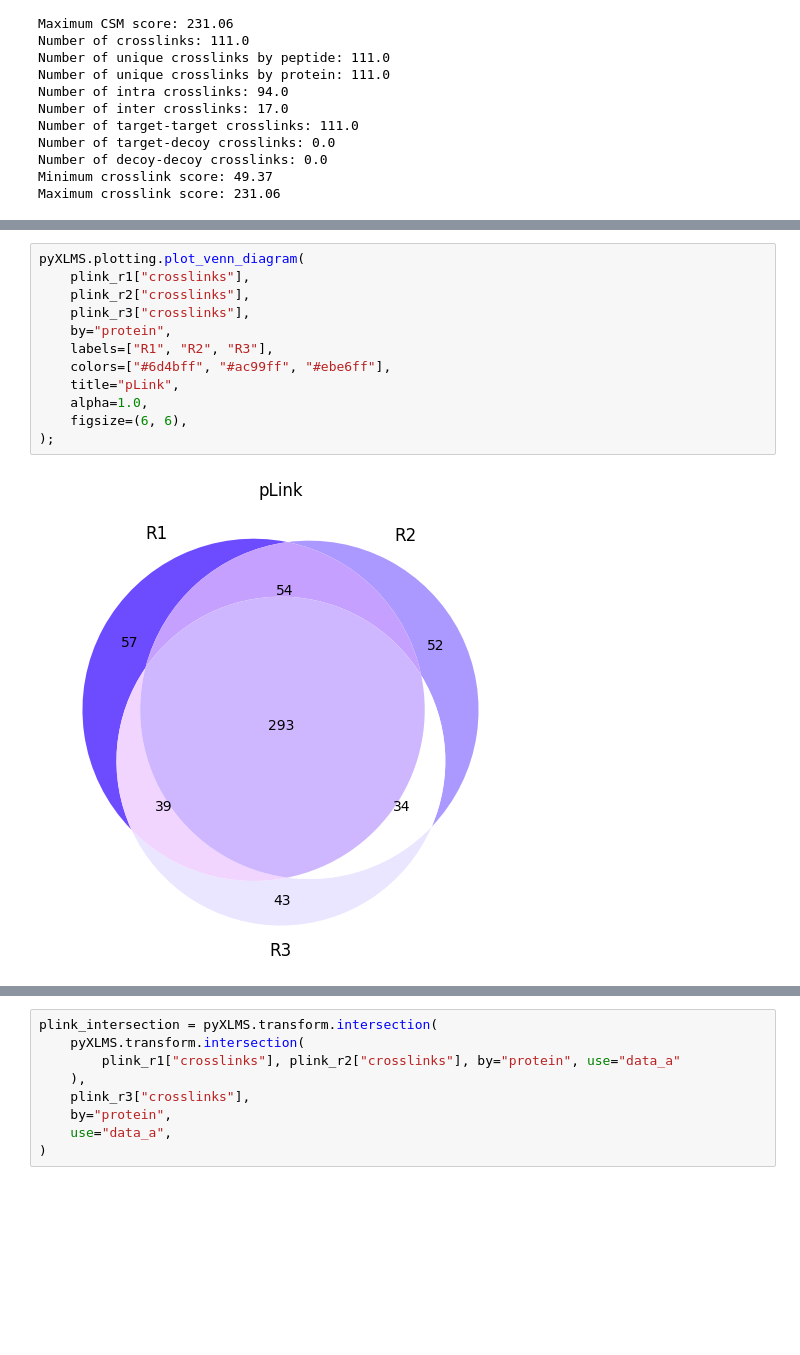
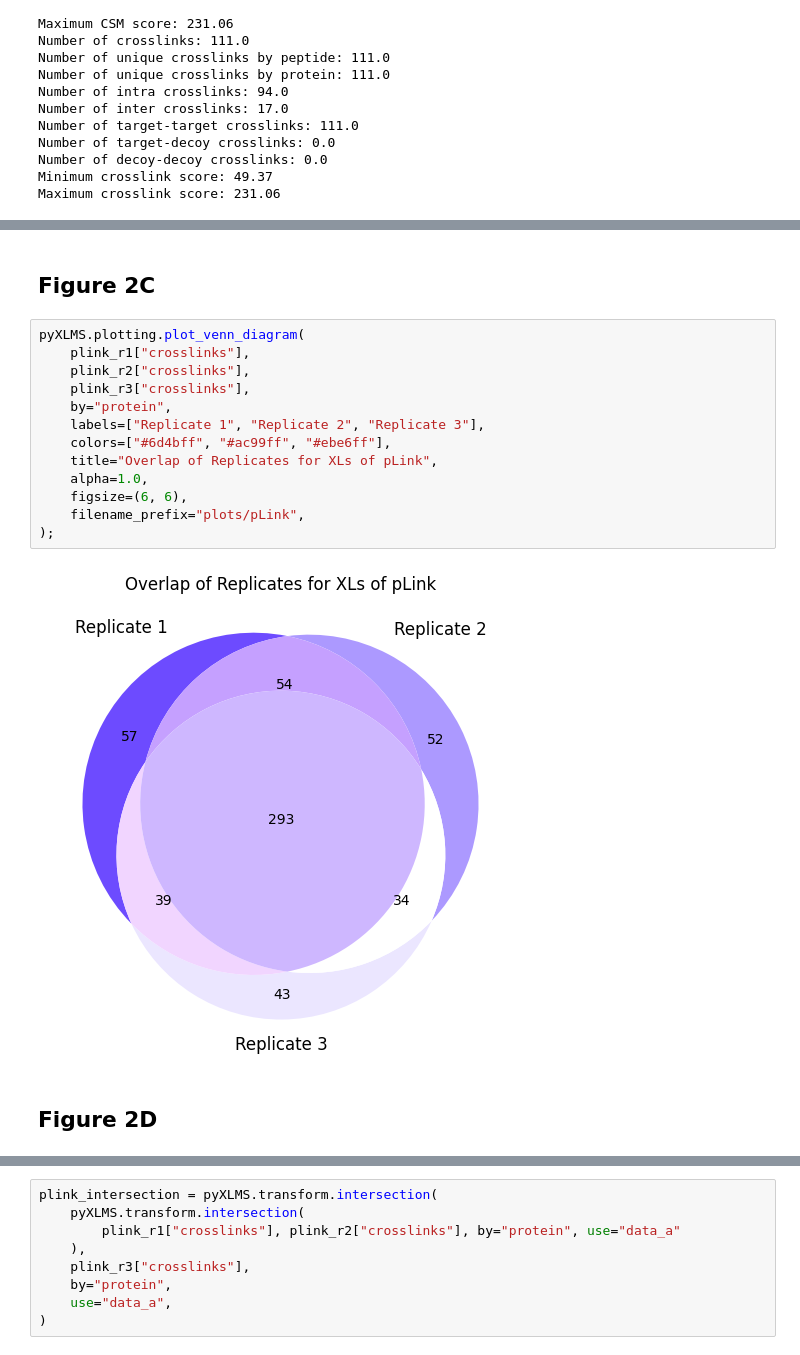
Before and after one commit to hgb-bin-proteomics/pyXLMS-manuscript, a Jupyter notebook: figure_code.ipynb, the cells around one changed output, grey strips where cells are left out. Drawn from its saved outputs; the diff is of its cells as text; blank space fills up the shorter version.

```diff
--- a/figure_code.ipynb
+++ b/figure_code.ipynb
@@ -671,17 +808,22 @@ plt.show()
+# %% [markdown]
+## **Figure 2C**
 # %%
 pyXLMS.plotting.plot_venn_diagram(
     plink_r1["crosslinks"],
     plink_r2["crosslinks"],
     plink_r3["crosslinks"],
     by="protein",
-    labels=["R1", "R2", "R3"],
+    labels=["Replicate 1", "Replicate 2", "Replicate 3"],
     colors=["#6d4bff", "#ac99ff", "#ebe6ff"],
-    title="pLink",
+    title="Overlap of Replicates for XLs of pLink",
     alpha=1.0,
     figsize=(6, 6),
+    filename_prefix="plots/pLink",
 );
 # %% [output]
-[figure, old version]
+[figure, new version]
+# %% [markdown]
+## **Figure 2D**
 # %%
 pyXLMS.plotting.plot_venn_diagram(
     scout_r1["crosslinks"],
```
Also changed, not shown: parts of 80 cells of this notebook.
